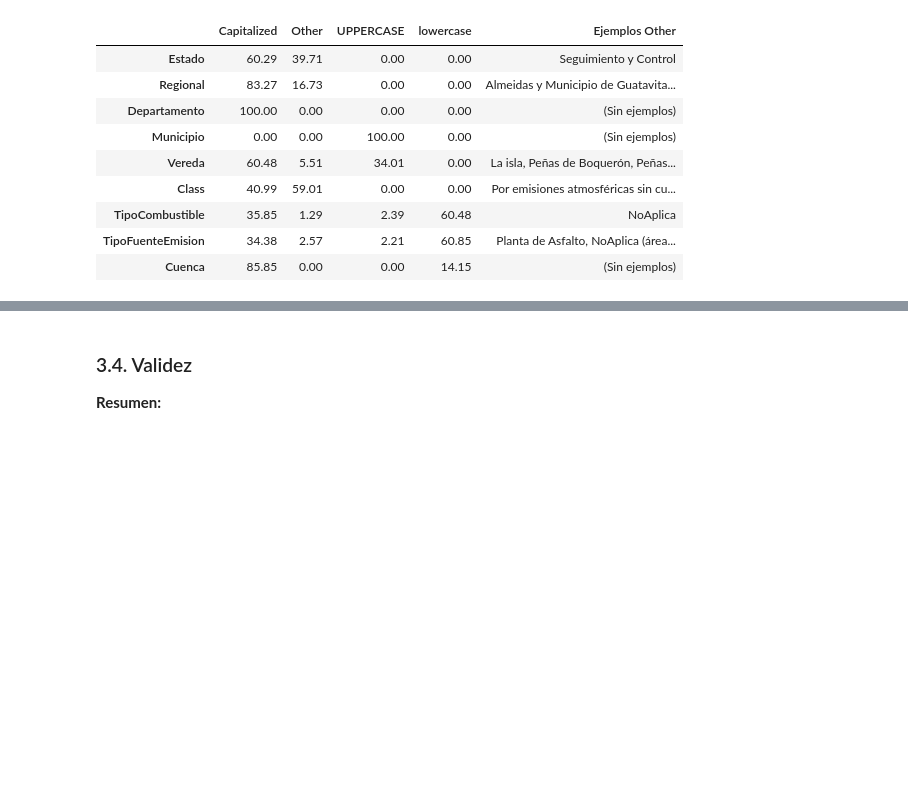
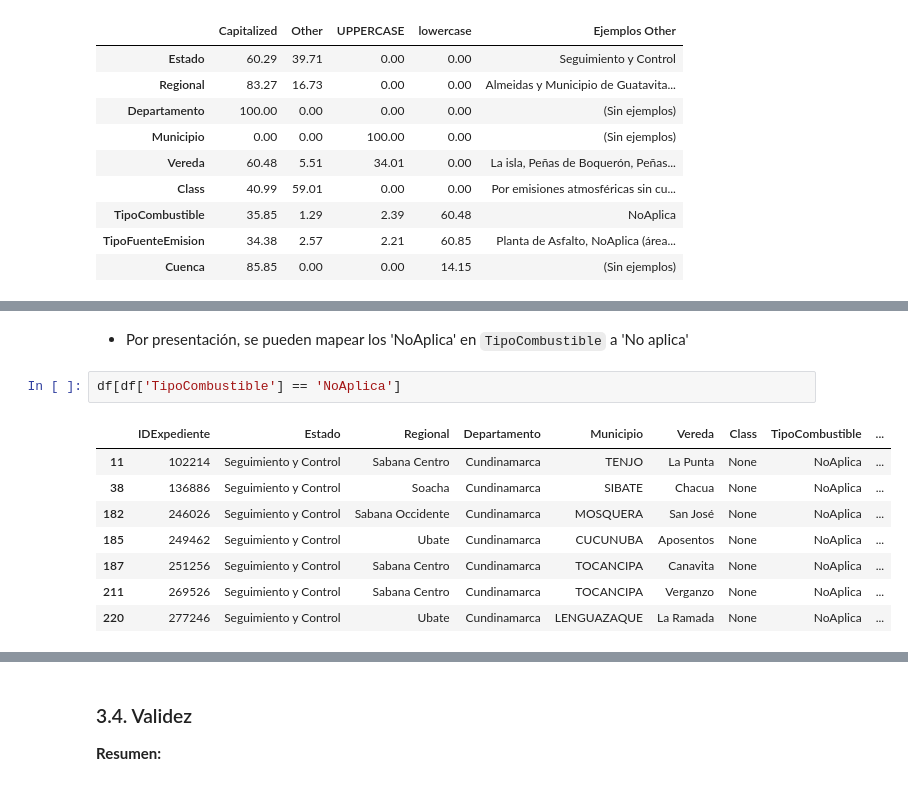
Before and after one commit to sariswis/Proyecto-Visual-Analytics, a Jupyter notebook: entendimiento/Dataset 2 - Lugares de emisiones.ipynb, the cells around one changed output, grey strips where cells are left out. Saved outputs shown, nothing was run; the diff lists cells and outputs as text; blank space fills up the shorter version.

```diff
--- a/entendimiento/Dataset 2 - Lugares de emisiones.ipynb
+++ b/entendimiento/Dataset 2 - Lugares de emisiones.ipynb
@@ -736,0 +752,13 @@ Porcentajes de diferentes tipos de capitalización en variables categóricas:
+# %% [markdown]
+- Por presentación, se pueden mapear los 'NoAplica' en `TipoCombustible` a 'No aplica'
+# %%
+df[df['TipoCombustible'] == 'NoAplica']
+# %% [output]
+|  | IDExpediente | Estado | Regional | Departamento | Municipio | Vereda | Class | TipoCombustible | ... |
+| 11 | 102214 | Seguimiento y Control | Sabana Centro | Cundinamarca | TENJO | La Punta | None | NoAplica | ... |
+| 38 | 136886 | Seguimiento y Control | Soacha | Cundinamarca | SIBATE | Chacua | None | NoAplica | ... |
+| 182 | 246026 | Seguimiento y Control | Sabana Occidente | Cundinamarca | MOSQUERA | San José | None | NoAplica | ... |
+| 185 | 249462 | Seguimiento y Control | Ubate | Cundinamarca | CUCUNUBA | Aposentos | None | NoAplica | ... |
+| 187 | 251256 | Seguimiento y Control | Sabana Centro | Cundinamarca | TOCANCIPA | Canavita | None | NoAplica | ... |
+| 211 | 269526 | Seguimiento y Control | Sabana Centro | Cundinamarca | TOCANCIPA | Verganzo | None | NoAplica | ... |
+| 220 | 277246 | Seguimiento y Control | Ubate | Cundinamarca | LENGUAZAQUE | La Ramada | None | NoAplica | ... |
```
Also changed, not shown: parts of 14 cells of this notebook.
